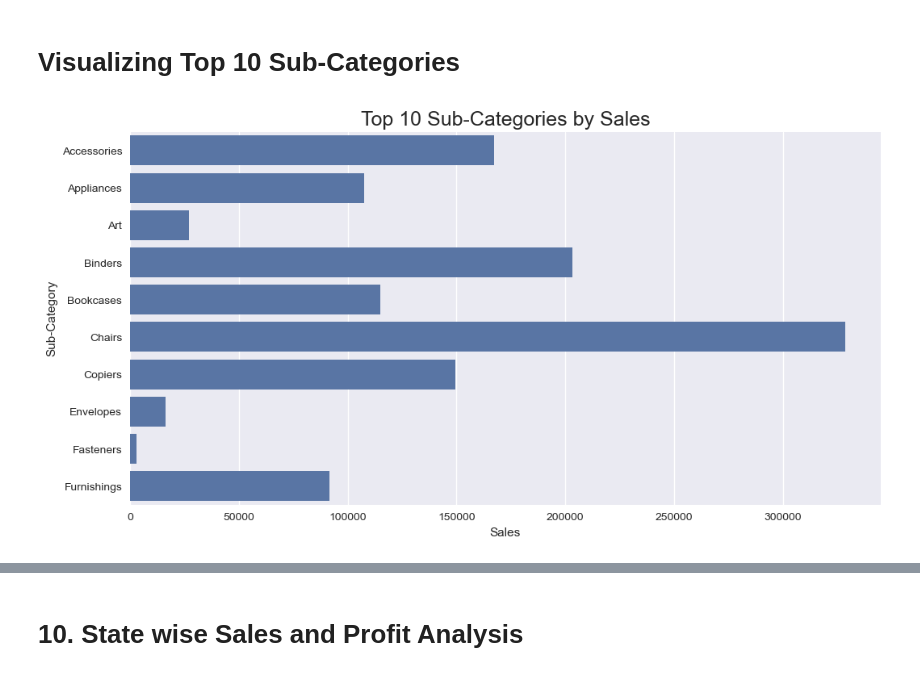
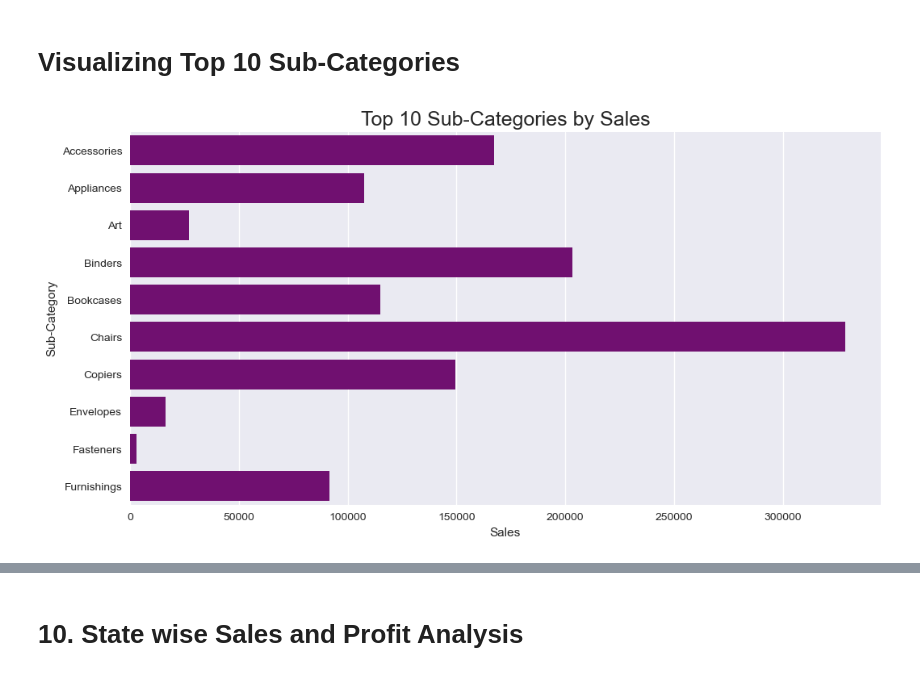
Before and after one commit to suryanair-ds/E-commerce-Sales-Insights-Dashboard-using-Python, a Jupyter notebook: E-commerce Sales Insights Dashboard (using Python).ipynb, the cells around one changed output, grey strips where cells are left out. Cells and saved outputs as stored; diff of their text form; code cells hidden in the pictures.

```diff
--- a/E-commerce Sales Insights Dashboard (using Python).ipynb
+++ b/E-commerce Sales Insights Dashboard (using Python).ipynb
@@ -328,9 +365,9 @@ subcategory.sort_values(["Sales","Profit"],ascending=[False,False])
 # Visualizing Top 10 Sub-Categories
 # %%
 plt.figure(figsize=(12,6))
-sns.barplot(data=subcategory.head(10),x="Sales",y="Sub-Category")
+sns.barplot(data=subcategory.head(10),x="Sales",y="Sub-Category",color="purple")
 
 plt.title("Top 10 Sub-Categories by Sales", fontsize=18)
 plt.show()
 # %% [output]
-[figure, old version]
+[figure, new version]
```
Also changed, not shown: parts of 45 cells of this notebook.
